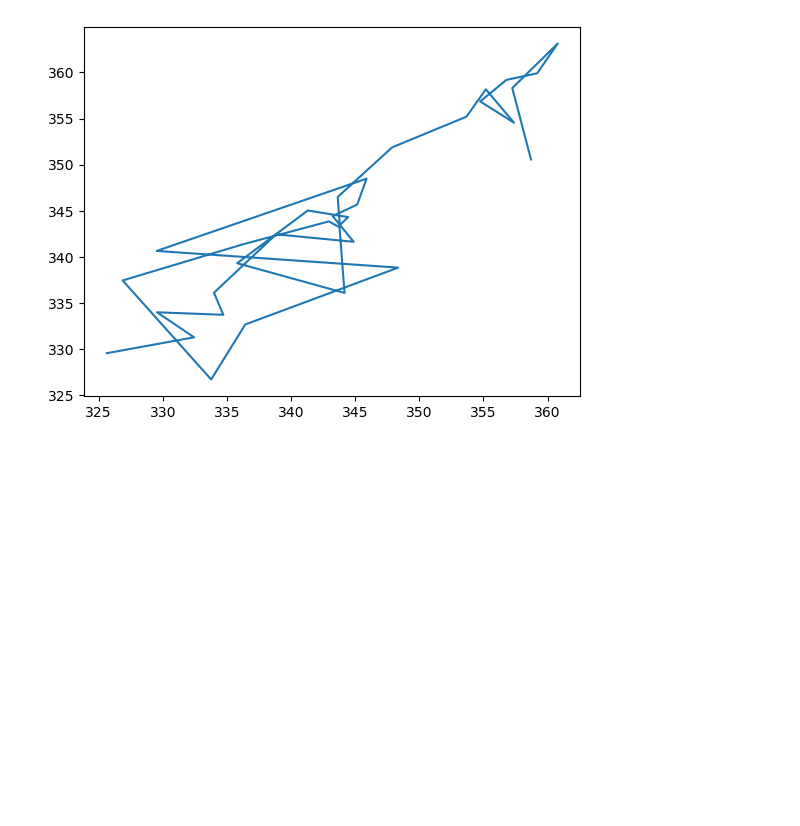
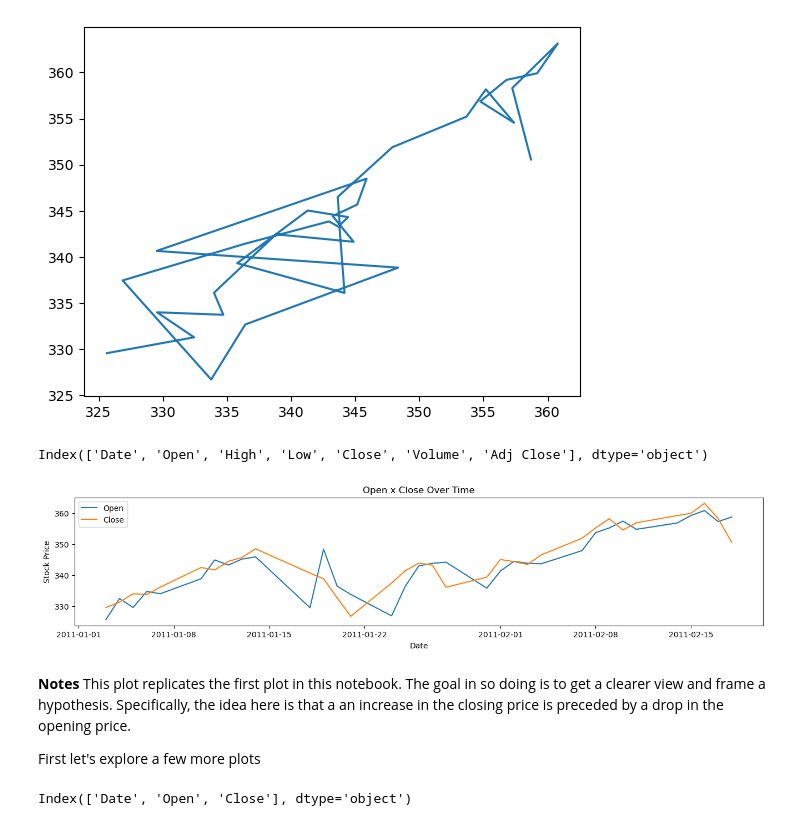
Before and after one commit to alexcrockett/analysis-projects, a Jupyter notebook: Apple Stocks/03-explore/03_desc_exp_plots.ipynb, the cells around one changed output. Drawn from its saved outputs; the diff is of its cells as text; code cells hidden in the pictures; blank space fills up the shorter version.

```diff
--- a/Apple Stocks/03-explore/03_desc_exp_plots.ipynb
+++ b/Apple Stocks/03-explore/03_desc_exp_plots.ipynb
@@ -111,3 +111,47 @@ plt.plot(interaction_var_1, interaction_var_2)
 plt.show()
 # %% [output]
 [figure]
+# %%
+# Need to make sure columns are all being accessed correctly
+a_data_frame = pd.read_csv('/Users/alexa/Documents/git py analysis/Apple Stocks/02-data/AppleStockPrices.csv')
+print(a_data_frame.columns)
+# %% [output]
+Index(['Date', 'Open', 'High', 'Low', 'Close', 'Volume', 'Adj Close'], dtype='object')
+# %%
+# Copying code from above but, limiting to open and close
+
+# Converting 'Date' column to 'datetime' format
+a_data_frame['Date'] = pd.to_datetime(a_data_frame['Date'])
+
+# Setting the index
+a_data_frame.set_index('Date', inplace=True)
+
+# Set the overall size of the figure
+plt.figure(figsize=(16, 3))
+
+# The columns we want to plot
+plt.plot(apples.index, a_data_frame['Open'], label='Open')
+plt.plot(apples.index, a_data_frame['Close'], label='Close')
+
+# Labeling the plot
+plt.xlabel('Date')
+plt.ylabel('Stock Price')
+plt.title('Open x Close Over Time')
+plt.legend()
+
+# Plotting the plot
+plt.show()
+# %% [output]
+[figure, added]
+# %% [markdown]
+**Notes**
+This plot replicates the first plot in this notebook. The goal in so doing is to get a clearer view and frame a hypothesis. Specifically, the idea here is that a an increase in the closing price is preceded by a drop in the opening price.
+
+First let's explore a few more plots
+# %%
+# Create a new dataframe to add a column that measures the daily difference
+apples_new_import = pd.read_csv('/Users/alexa/Documents/git py analysis/Apple Stocks/02-data/AppleStockPrices.csv')
+daily_diff_frame = pd.DataFrame(apples_new_import, columns=['Date', 'Open', 'Close'])
+print(daily_diff_frame.columns)
+# %% [output]
+Index(['Date', 'Open', 'Close'], dtype='object')
```
Also changed, not shown: parts of 6 cells of this notebook.
